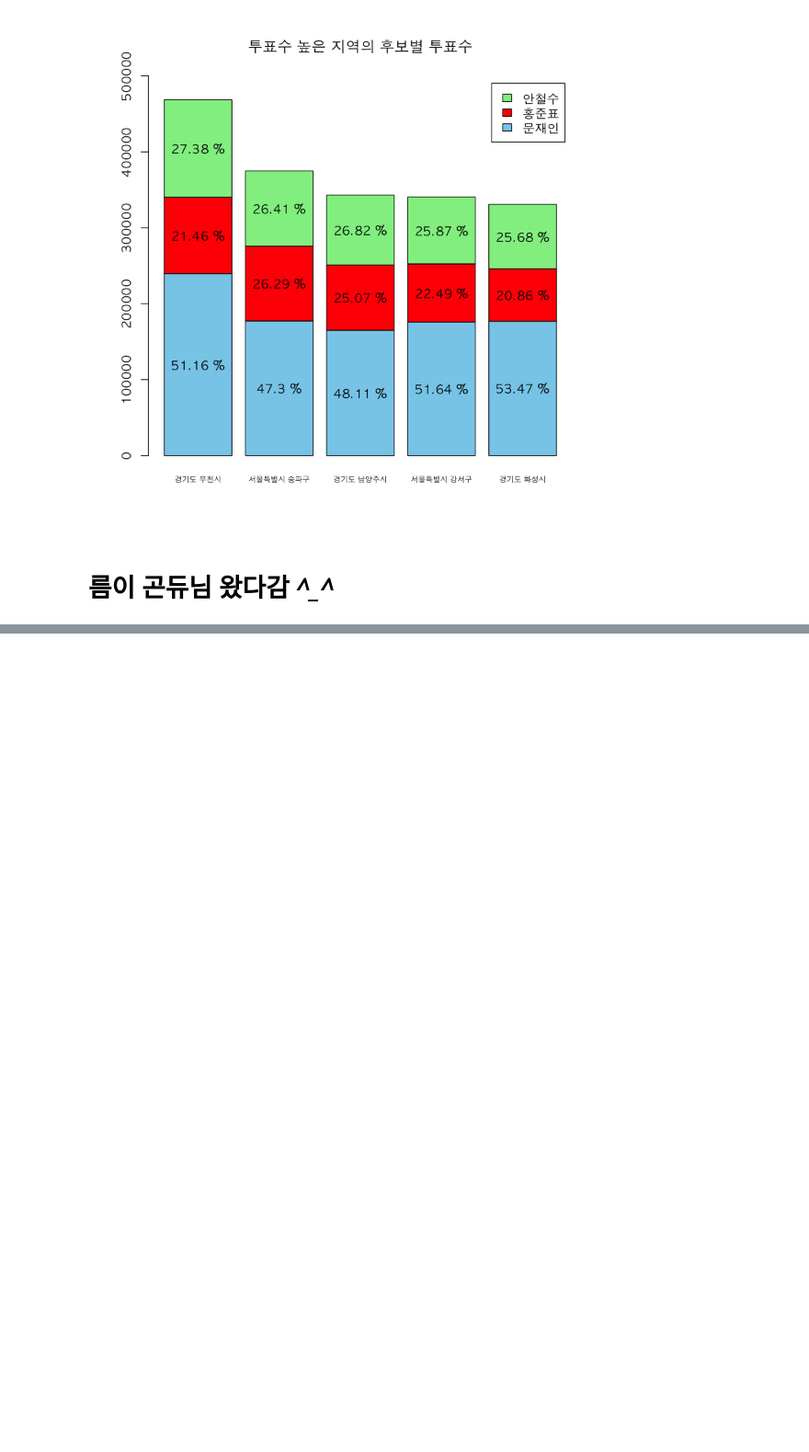
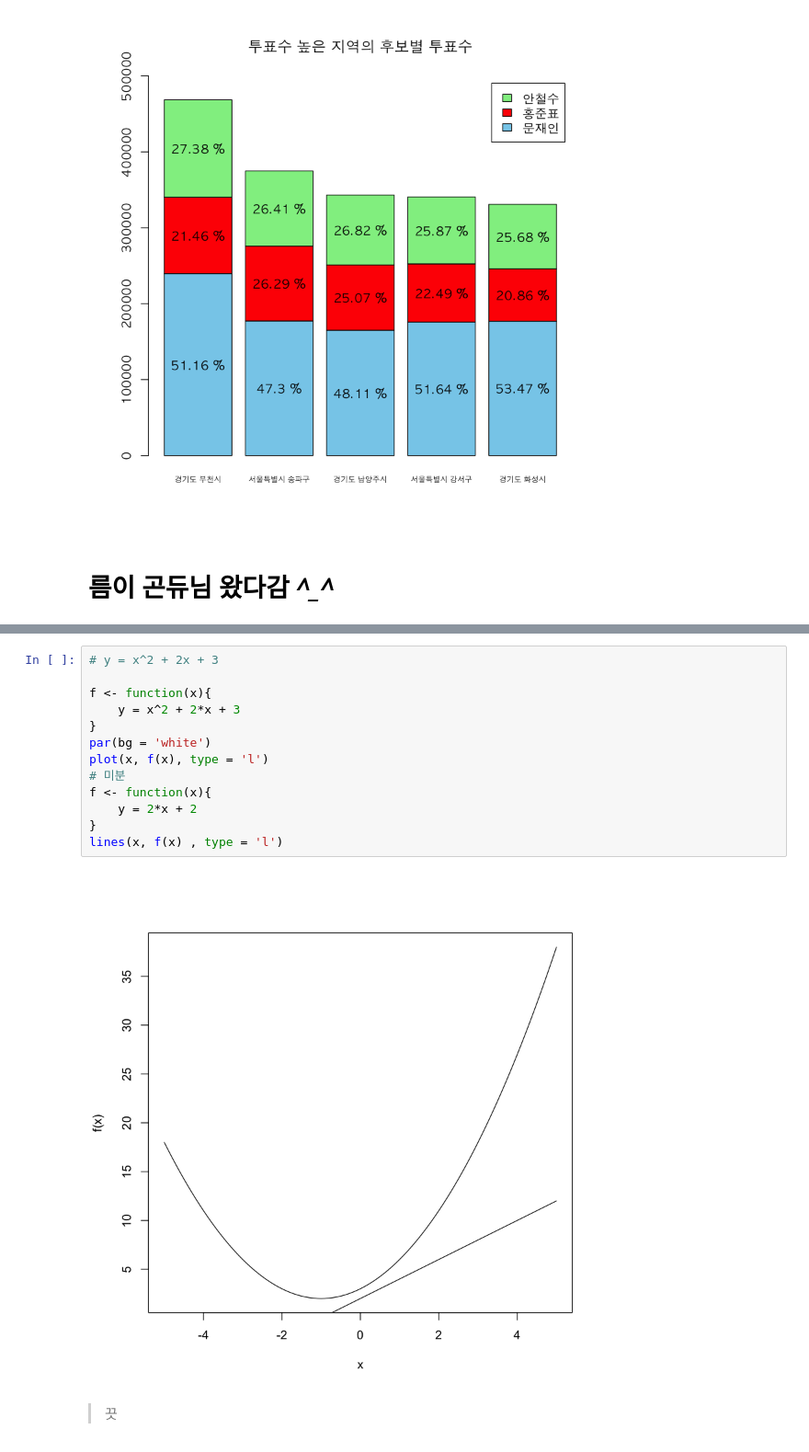
Before and after one commit to monargent0/TJRrrClass, a Jupyter notebook: 12. 데이터 시각화 2.ipynb, the cells around one changed output, grey strips where cells are left out. Shown at 92% size. Drawn from its saved outputs; the diff is of its cells as text; blank space fills up the shorter version.

```diff
--- a/12. 데이터 시각화 2.ipynb
+++ b/12. 데이터 시각화 2.ipynb
@@ -292,0 +339,17 @@ for(i in 1:5){
+# %%
+# y = x^2 + 2x + 3
+
+f <- function(x){
+    y = x^2 + 2*x + 3
+}
+par(bg = 'white')
+plot(x, f(x), type = 'l')
+# 미분
+f <- function(x){
+    y = 2*x + 2
+}
+lines(x, f(x) , type = 'l')
+# %% [output]
+[figure, added]
+# %% [markdown]
+> 끗
```
Also changed, not shown: parts of 12 cells of this notebook, 2 other files.
